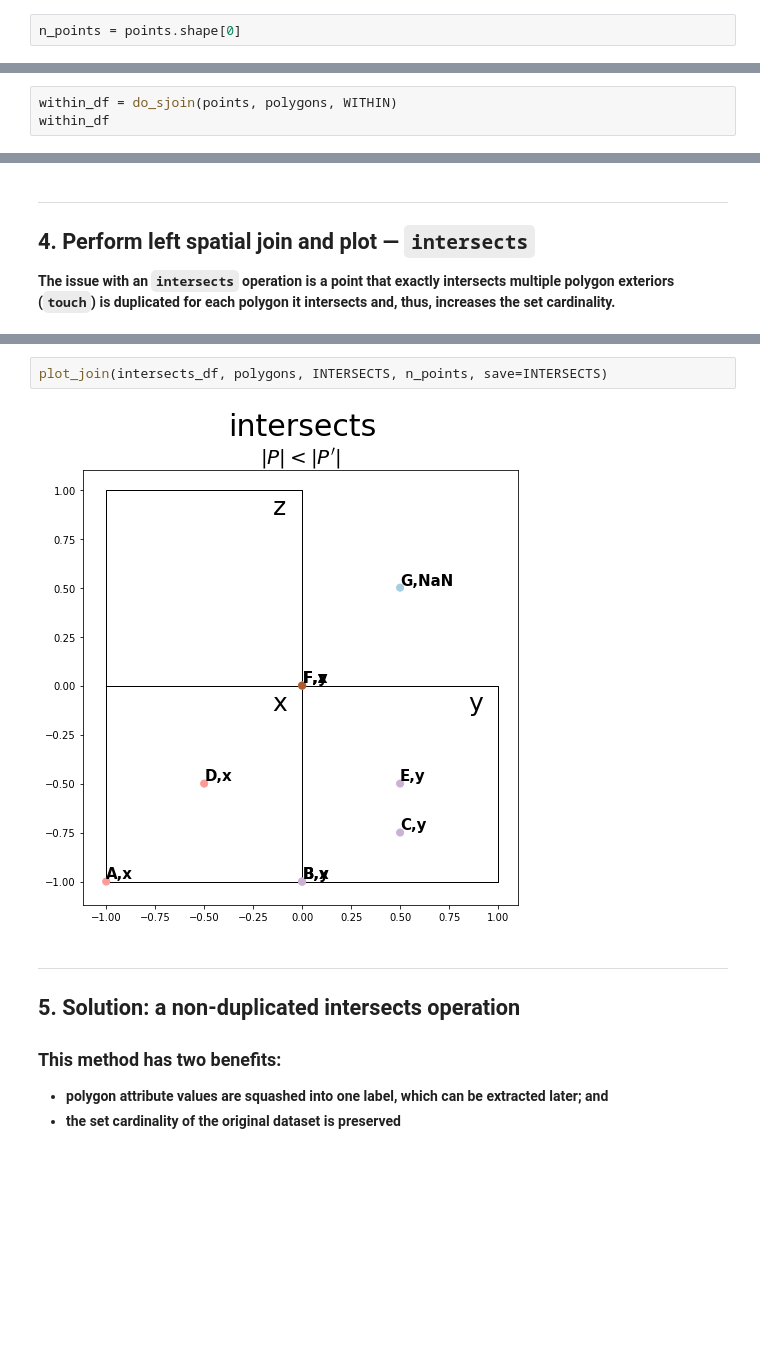
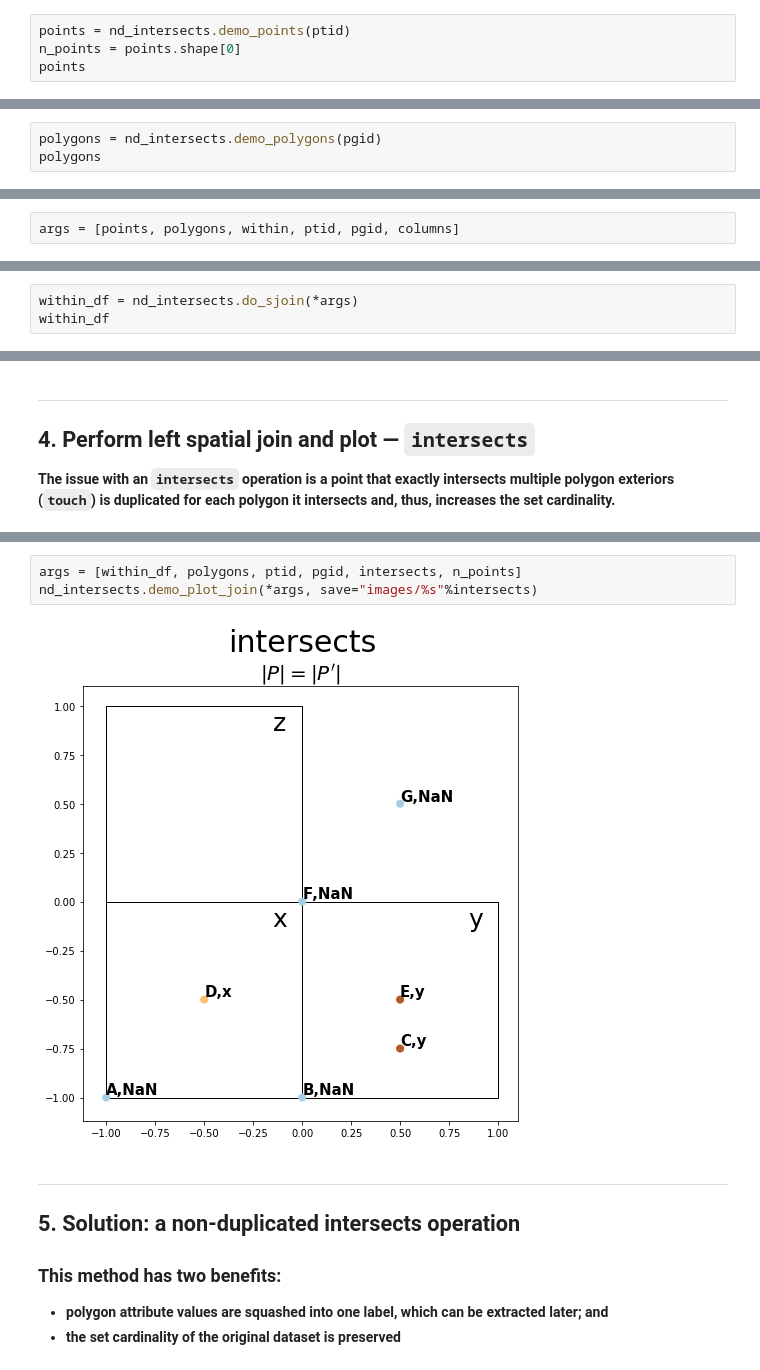
Before and after one commit to jGaboardi/non-duplicated-intersects, a Jupyter notebook: non-duplicated-intersects.ipynb, the cells around one changed output, grey strips where cells are left out. Saved outputs shown, nothing was run; the diff lists cells and outputs as text; blank space fills up the shorter version.

```diff
--- a/non-duplicated-intersects.ipynb
+++ b/non-duplicated-intersects.ipynb
@@ -229,2 +73,4 @@ points
 # %%
+points = nd_intersects.demo_points(ptid)
 n_points = points.shape[0]
+points
@@ -247,0 +88,3 @@ polygons
+# %%
+polygons = nd_intersects.demo_polygons(pgid)
+polygons
@@ -249,4 +97,6 @@ polygons
 ----------------------------------------------------
 ## 3. Perform left spatial join and plot — `within`
 **The issue with a `within` operation is a point that exactly intersects a polygon exterior (`touch`) is not contained in the polygon and, therefore, not included in the spatial join.**
+# %%
+args = [points, polygons, within, ptid, pgid, columns]
 # %%
@@ -256,5 +106,5 @@ polygons
 # %%
-within_df = do_sjoin(points, polygons, WITHIN)
+within_df = nd_intersects.do_sjoin(*args)
 within_df
 # %% [output]
 |  | point_id | polygon_id | geometry |
@@ -292,10 +145,11 @@ intersects_df
 | 5 | F | y | POINT (0.00000 0.00000) |
 | 5 | F | z | POINT (0.00000 0.00000) |
 | 6 | G | NaN | POINT (0.50000 0.50000) |
-# %%
-plot_join(intersects_df, polygons, INTERSECTS, n_points, save=INTERSECTS)
-# %% [output]
-[figure, removed]
+# %%
+args = [within_df, polygons, ptid, pgid, intersects, n_points]
+nd_intersects.demo_plot_join(*args, save="images/%s"%intersects)
+# %% [output]
+[figure, added]
 # %% [markdown]
 -------------------------------------
 ## 5. Solution: a non-duplicated intersects operation
```
Also changed, not shown: parts of 24 cells of this notebook.
